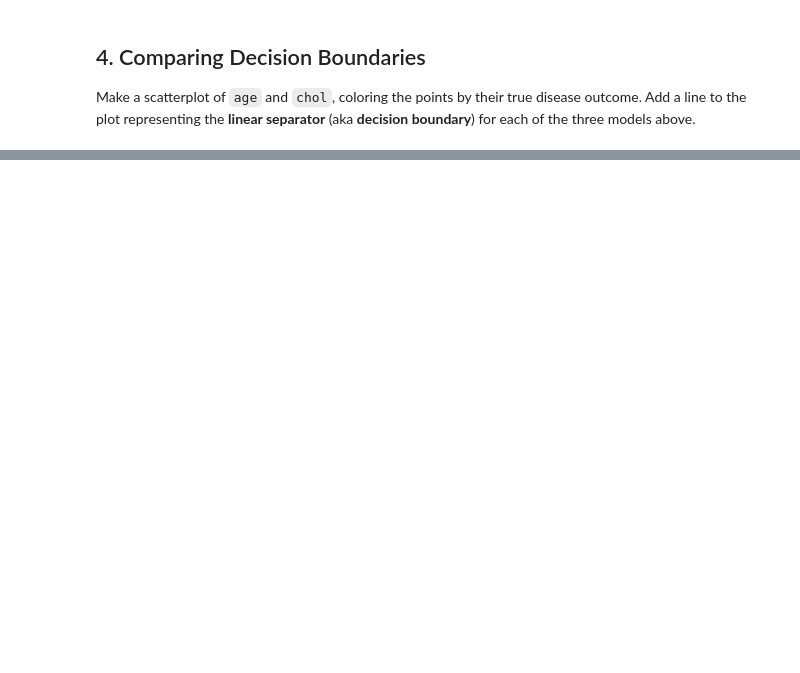
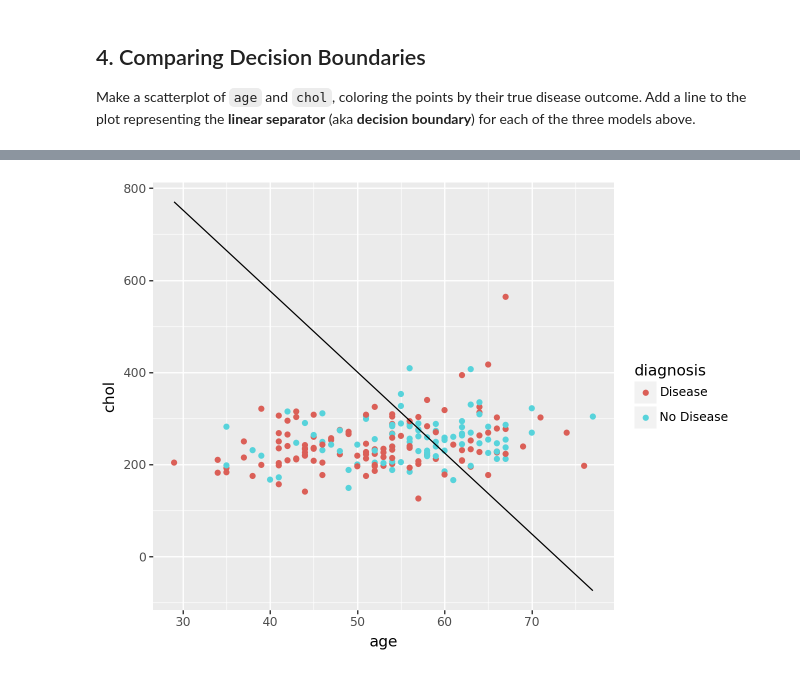
Before and after one commit to cybernewbee/gsb_544, a Jupyter notebook: chapter_17/PA9_1.ipynb, the cells around one changed output, grey strips where cells are left out. Cells and saved outputs as stored; diff of their text form; code cells hidden in the pictures; blank space fills up the shorter version.

```diff
--- a/chapter_17/PA9_1.ipynb
+++ b/chapter_17/PA9_1.ipynb
@@ -175,0 +218,8 @@ Make a scatterplot of `age` and `chol`, coloring the points by their true diseas
+# %%
+age_max = HeartAttack['age'].max()
+age_min = HeartAttack['age'].min()
+age_std = HeartAttack['age'].std()
+age_mean = HeartAttack['age'].mean()
+age_max_sacled = (age_max - age_mean) / age_std
+age_min_sacled = (age_min - age_mean) / age_std
+age_max_sacled, age_min_sacled
@@ -175,0 +271,15 @@ Make a scatterplot of `age` and `chol`, coloring the points by their true diseas
+# %%
+age_scale = np.linspace(age_min_sacled, age_max_sacled, 100)
+# %%
+chol3_scale = -(w31 * age_scale + b3) / w32
+chol3 = chol3_scale * chol_std + chol_mean
+boundary_df3 = pd.DataFrame({
+    'age': age,
+    'chol': chol3
+})
+(p9.ggplot() +
+p9.geom_point(data = HeartAttack, mapping = p9.aes(x = 'age', y = 'chol', color = 'diagnosis')) +
+p9.geom_line(data = boundary_df3, mapping = p9.aes(x = 'age', y = 'chol'))
+)
+# %% [output]
+[figure, added]
```
Also changed, not shown: parts of 38 cells of this notebook, 21 other files.
